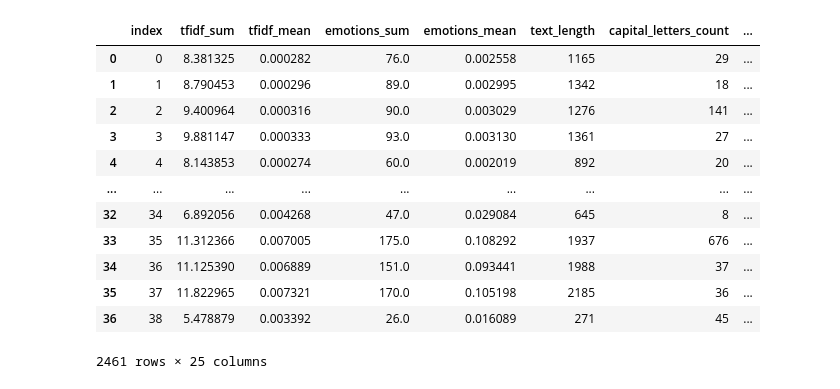
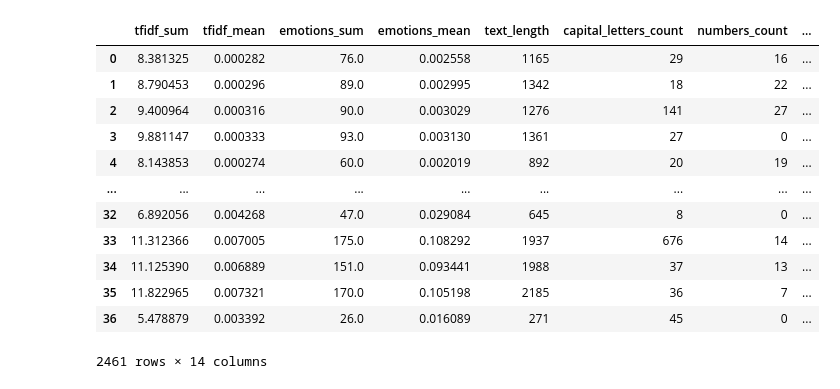
Before and after one commit to wojciechkosiuk/mISIe-SupervisionHack2023, a Jupyter notebook: model_research.ipynb, the cells around one changed output. Cells and saved outputs as stored; diff of their text form; code cells hidden in the pictures.

```diff
--- a/model_research.ipynb
+++ b/model_research.ipynb
@@ -132,22 +137,22 @@ from sklearn.cluster import MeanShift
 # cluster_labels = mean_shift.fit_predict(data_array)
 
 # final_df["Mean Shift"] = cluster_labels
-# %%
-final_df
-# %% [output]
-|  | index | tfidf_sum | tfidf_mean | emotions_sum | emotions_mean | text_length | capital_letters_count | ... |
-| 0 | 0 | 8.381325 | 0.000282 | 76.0 | 0.002558 | 1165 | 29 | ... |
-| 1 | 1 | 8.790453 | 0.000296 | 89.0 | 0.002995 | 1342 | 18 | ... |
-| 2 | 2 | 9.400964 | 0.000316 | 90.0 | 0.003029 | 1276 | 141 | ... |
-| 3 | 3 | 9.881147 | 0.000333 | 93.0 | 0.003130 | 1361 | 27 | ... |
-| 4 | 4 | 8.143853 | 0.000274 | 60.0 | 0.002019 | 892 | 20 | ... |
-| ... | ... | ... | ... | ... | ... | ... | ... | ... |
-| 32 | 34 | 6.892056 | 0.004268 | 47.0 | 0.029084 | 645 | 8 | ... |
-| 33 | 35 | 11.312366 | 0.007005 | 175.0 | 0.108292 | 1937 | 676 | ... |
-| 34 | 36 | 11.125390 | 0.006889 | 151.0 | 0.093441 | 1988 | 37 | ... |
-| 35 | 37 | 11.822965 | 0.007321 | 170.0 | 0.105198 | 2185 | 36 | ... |
-| 36 | 38 | 5.478879 | 0.003392 | 26.0 | 0.016089 | 271 | 45 | ... |
-2461 rows × 25 columns
+# %%
+final_df2
+# %% [output]
+|  | tfidf_sum | tfidf_mean | emotions_sum | emotions_mean | text_length | capital_letters_count | numbers_count | ... |
+| 0 | 8.381325 | 0.000282 | 76.0 | 0.002558 | 1165 | 29 | 16 | ... |
+| 1 | 8.790453 | 0.000296 | 89.0 | 0.002995 | 1342 | 18 | 22 | ... |
+| 2 | 9.400964 | 0.000316 | 90.0 | 0.003029 | 1276 | 141 | 27 | ... |
+| 3 | 9.881147 | 0.000333 | 93.0 | 0.003130 | 1361 | 27 | 0 | ... |
+| 4 | 8.143853 | 0.000274 | 60.0 | 0.002019 | 892 | 20 | 19 | ... |
+| ... | ... | ... | ... | ... | ... | ... | ... | ... |
+| 32 | 6.892056 | 0.004268 | 47.0 | 0.029084 | 645 | 8 | 0 | ... |
+| 33 | 11.312366 | 0.007005 | 175.0 | 0.108292 | 1937 | 676 | 14 | ... |
+| 34 | 11.125390 | 0.006889 | 151.0 | 0.093441 | 1988 | 37 | 13 | ... |
+| 35 | 11.822965 | 0.007321 | 170.0 | 0.105198 | 2185 | 36 | 7 | ... |
+| 36 | 5.478879 | 0.003392 | 26.0 | 0.016089 | 271 | 45 | 0 | ... |
+2461 rows × 14 columns
 # %%
 comparison = final_df[final_df["label"]!=-1].loc[:,["label", "KMeans_label","Agglomerative Clustering",  "GMM"]]
 # %%
```
Also changed, not shown: parts of 12 cells of this notebook, 3 other files.
